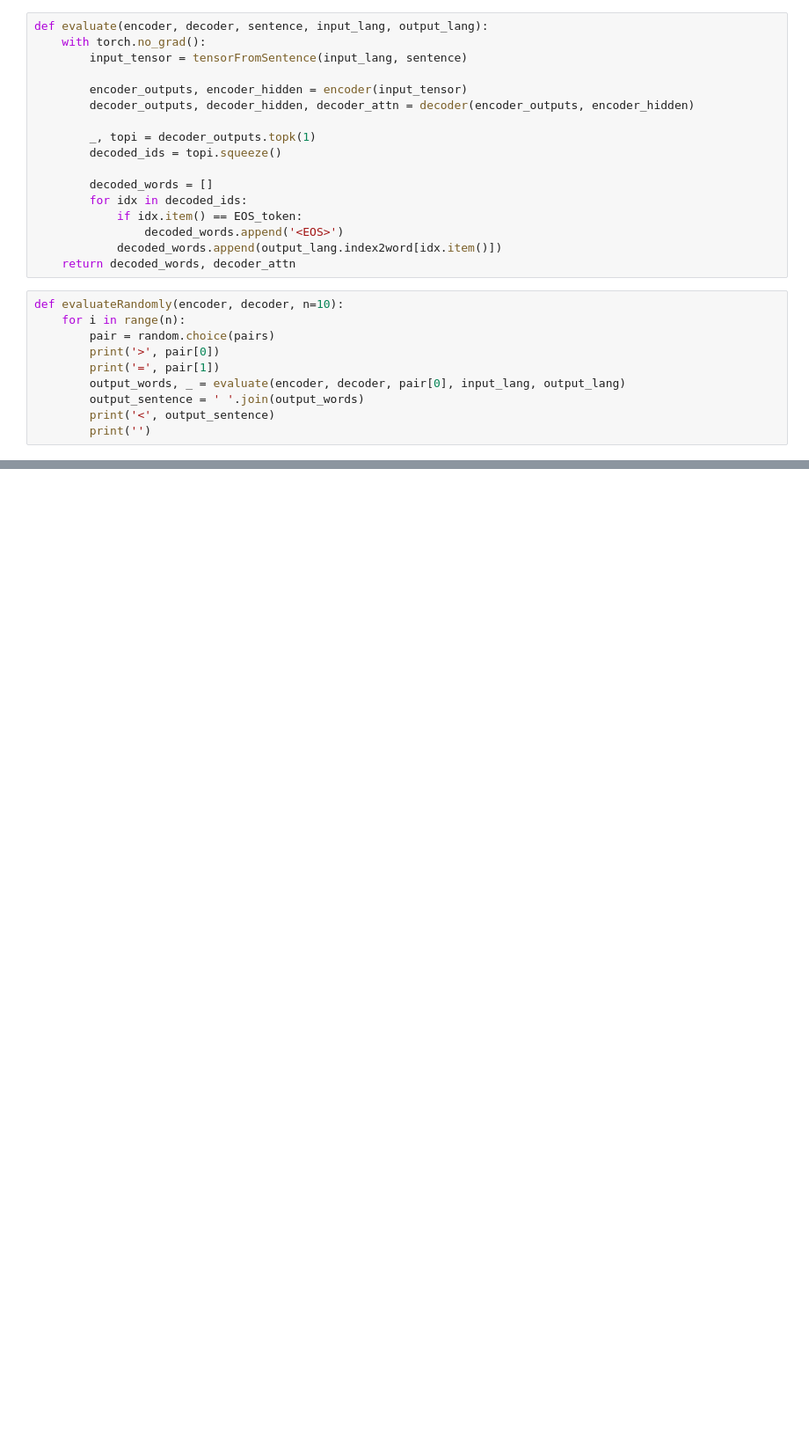
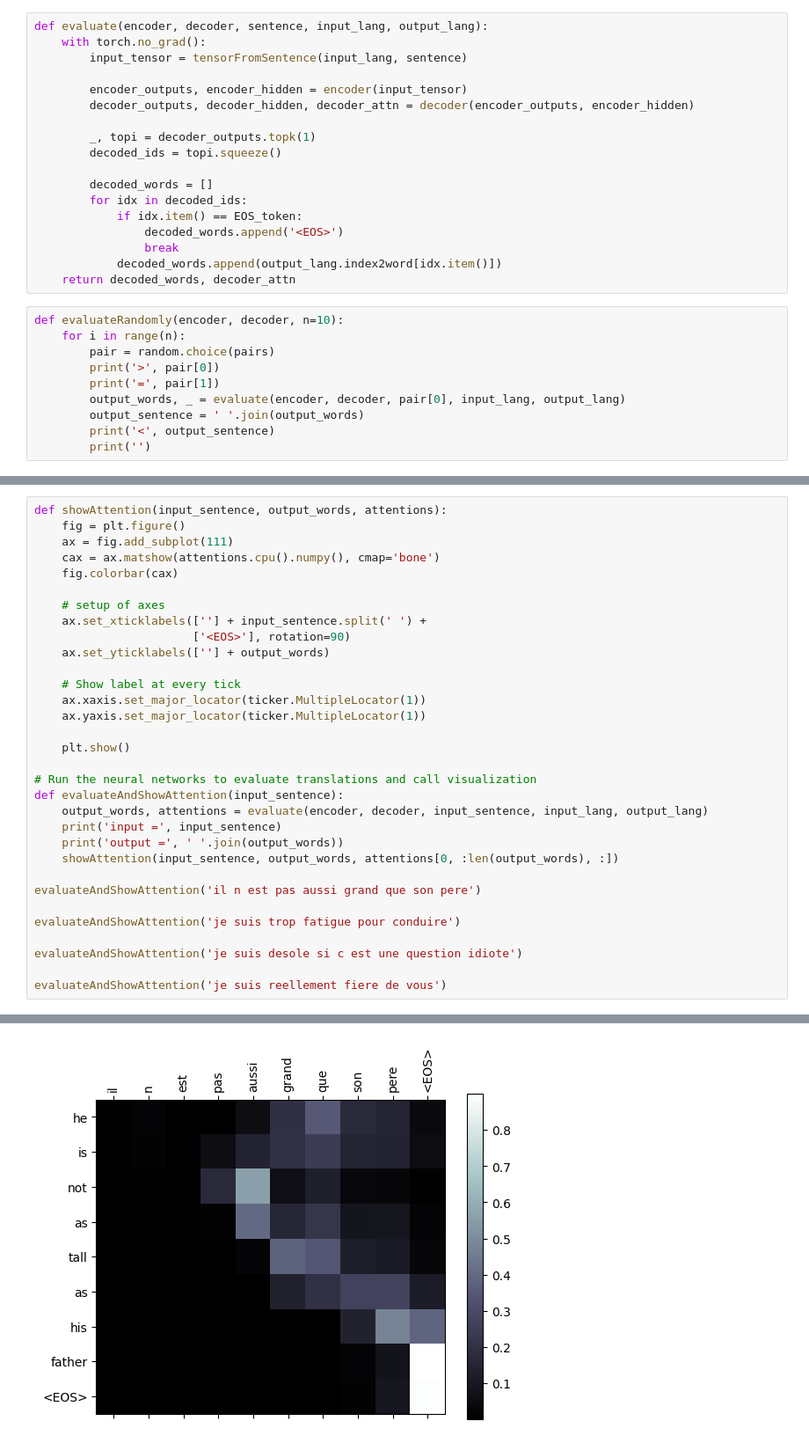
Before and after one commit to WilliamZhang20/NLP_PyTorch, a Jupyter notebook: translation_fr_en/Translation_AttnRNN.ipynb, the cells around one changed output, grey strips where cells are left out. Shown: that part at 88% size. Drawn from its saved outputs; the diff is of its cells as text; blank space fills up the shorter version.

Commit message:
Polish initial translation mechanism

```diff
--- a/translation_fr_en/Translation_AttnRNN.ipynb
+++ b/translation_fr_en/Translation_AttnRNN.ipynb
@@ -408,6 +410,7 @@ def evaluate(encoder, decoder, sentence, input_lang, output_lang):
         for idx in decoded_ids:
             if idx.item() == EOS_token:
                 decoded_words.append('<EOS>')
+                break
             decoded_words.append(output_lang.index2word[idx.item()])
     return decoded_words, decoder_attn
 # %%
@@ -444,0 +452,33 @@ evaluateRandomly(encoder, decoder)
+# %%
+def showAttention(input_sentence, output_words, attentions):
+    fig = plt.figure()
+    ax = fig.add_subplot(111)
+    cax = ax.matshow(attentions.cpu().numpy(), cmap='bone')
+    fig.colorbar(cax)
+
+    # setup of axes
+    ax.set_xticklabels([''] + input_sentence.split(' ') +
+                       ['<EOS>'], rotation=90)
+    ax.set_yticklabels([''] + output_words)
+
+    # Show label at every tick
+    ax.xaxis.set_major_locator(ticker.MultipleLocator(1))
+    ax.yaxis.set_major_locator(ticker.MultipleLocator(1))
+
+    plt.show()
+
+# Run the neural networks to evaluate translations and call visualization
+def evaluateAndShowAttention(input_sentence):
+    output_words, attentions = evaluate(encoder, decoder, input_sentence, input_lang, output_lang)
+    print('input =', input_sentence)
+    print('output =', ' '.join(output_words))
+    showAttention(input_sentence, output_words, attentions[0, :len(output_words), :])
+
+evaluateAndShowAttention('il n est pas aussi grand que son pere')
+
+evaluateAndShowAttention('je suis trop fatigue pour conduire')
+
+evaluateAndShowAttention('je suis desole si c est une question idiote')
+
+evaluateAndShowAttention('je suis reellement fiere de vous')
+# %% [output]
@@ -444,0 +487 @@ evaluateRandomly(encoder, decoder)
+[figure, added]
```
Also changed, not shown: parts of 8 cells of this notebook.
